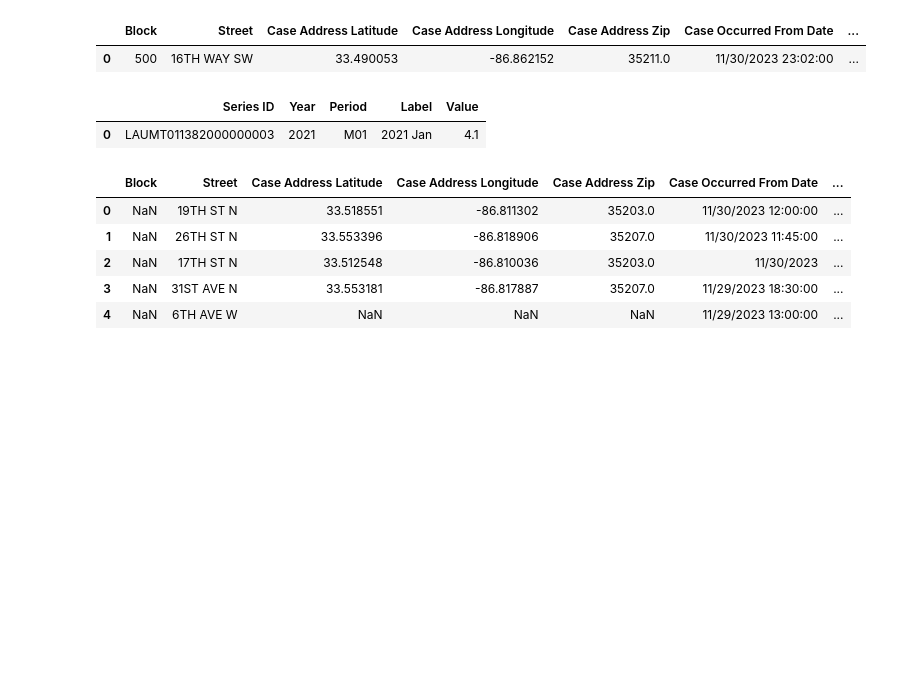
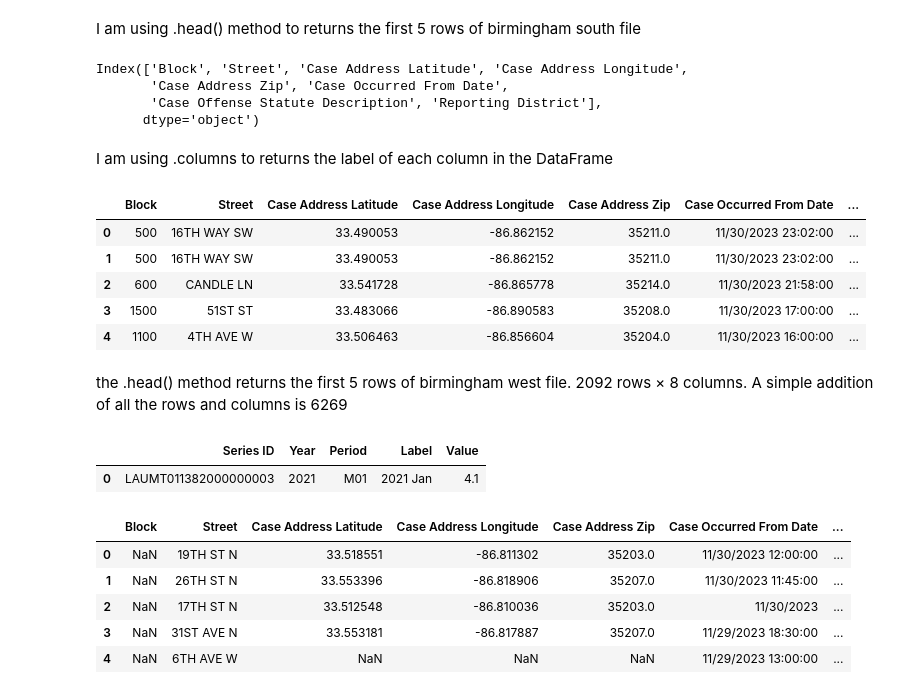
Before and after one commit to Uhuegbu23/crime_unemployment_data, a Jupyter notebook: notebooks/birmingham_crime.ipynb, the cells around one changed output. Cells and saved outputs as stored; diff of their text form; code cells hidden in the pictures; blank space fills up the shorter version.

```diff
--- a/notebooks/birmingham_crime.ipynb
+++ b/notebooks/birmingham_crime.ipynb
@@ -38,8 +68,25 @@ birm_crime_south_df.tail(1)
+# %% [markdown]
+I am using .head() method to returns the first 5 rows of birmingham south file
+# %%
+birm_crime_south_df.columns
+# %% [output]
+Index(['Block', 'Street', 'Case Address Latitude', 'Case Address Longitude',
+       'Case Address Zip', 'Case Occurred From Date',
+       'Case Offense Statute Description', 'Reporting District'],
+      dtype='object')
+# %% [markdown]
+I am using .columns to returns the label of each column in the DataFrame
 # %%
-birm_crime_west_df.head(1)
+birm_crime_west_df.head()
 # %% [output]
 |  | Block | Street | Case Address Latitude | Case Address Longitude | Case Address Zip | Case Occurred From Date | ... |
 | 0 | 500 | 16TH WAY SW | 33.490053 | -86.862152 | 35211.0 | 11/30/2023 23:02:00 | ... |
+| 1 | 500 | 16TH WAY SW | 33.490053 | -86.862152 | 35211.0 | 11/30/2023 23:02:00 | ... |
+| 2 | 600 | CANDLE LN | 33.541728 | -86.865778 | 35214.0 | 11/30/2023 21:58:00 | ... |
+| 3 | 1500 | 51ST ST | 33.483066 | -86.890583 | 35208.0 | 11/30/2023 17:00:00 | ... |
+| 4 | 1100 | 4TH AVE W | 33.506463 | -86.856604 | 35204.0 | 11/30/2023 16:00:00 | ... |
+# %% [markdown]
+the .head() method returns the first 5 rows of birmingham west file. 2092 rows × 8 columns. A simple addition of all the rows and columns is 6269
 # %%
 birm_unemployment_df.head(1)
 # %% [output]
```
Also changed, not shown: parts of 80 cells of this notebook.
